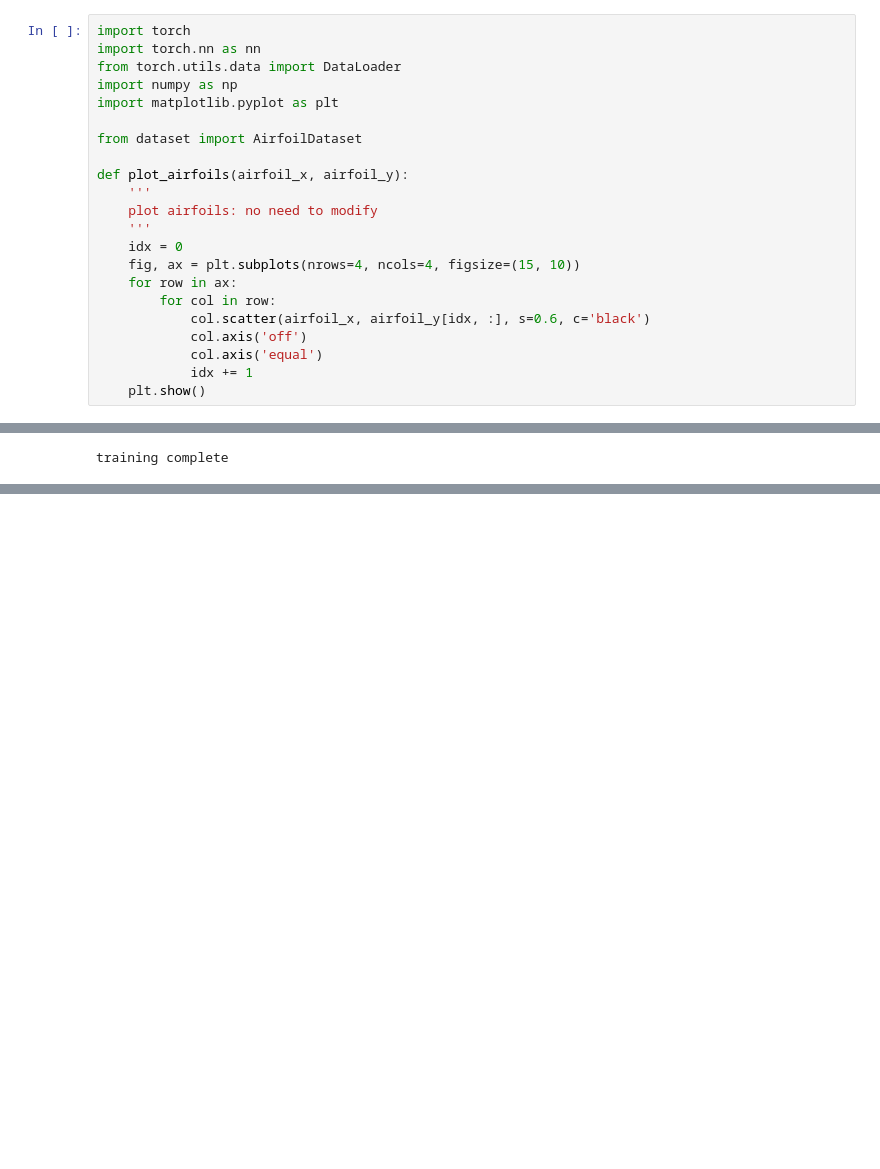
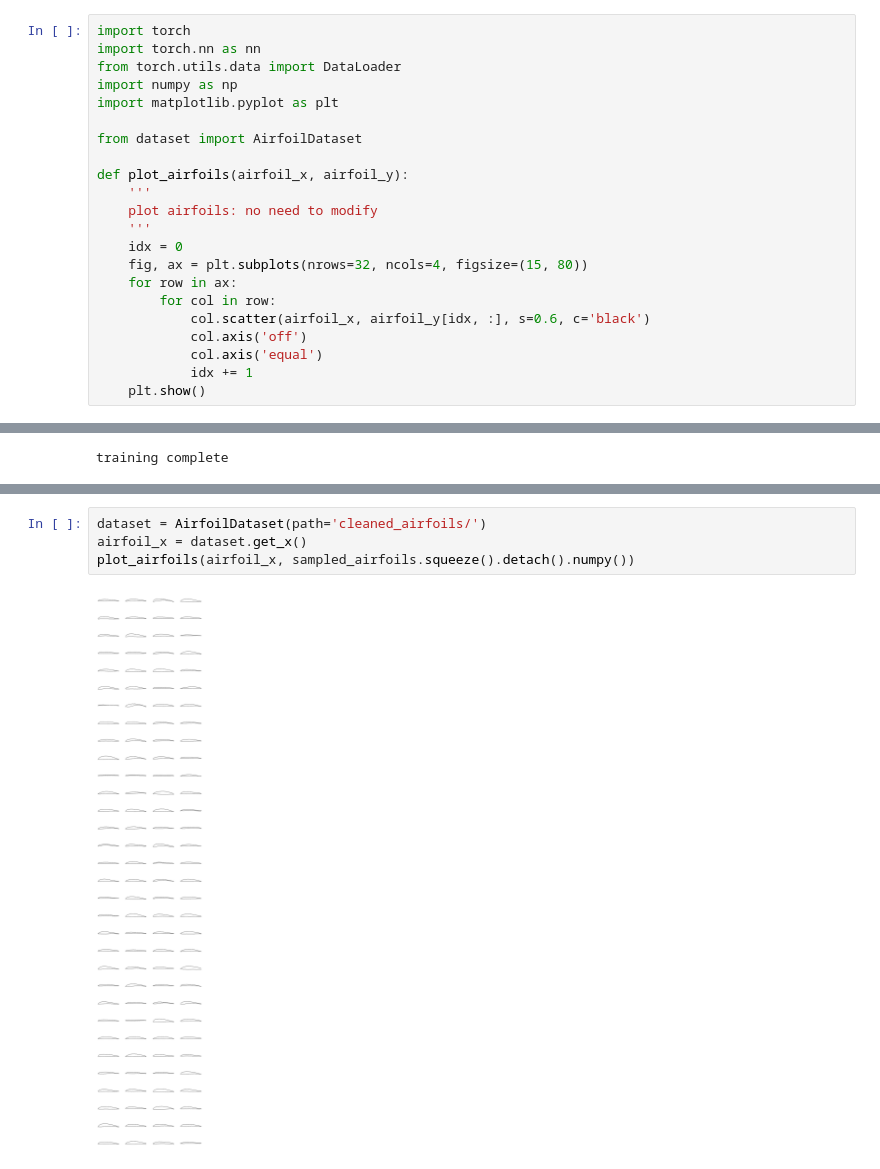
Before and after one commit to rithwikjayanth233/Airfoil_Diffusion_Generator, a Jupyter notebook: gen_airfoils_1D.ipynb, the cells around one changed output, grey strips where cells are left out. Saved outputs shown, nothing was run; the diff lists cells and outputs as text; blank space fills up the shorter version.

Commit message:
Added Airfoil generator without retraining

```diff
--- a/gen_airfoils_1D.ipynb
+++ b/gen_airfoils_1D.ipynb
@@ -16,7 +16,7 @@ def plot_airfoils(airfoil_x, airfoil_y):
     plot airfoils: no need to modify
     '''
     idx = 0
-    fig, ax = plt.subplots(nrows=4, ncols=4, figsize=(15, 10))
+    fig, ax = plt.subplots(nrows=32, ncols=4, figsize=(15, 80))
     for row in ax:
         for col in row:
             col.scatter(airfoil_x, airfoil_y[idx, :], s=0.6, c='black')
@@ -67,0 +116,6 @@ plot_airfoils(airfoil_x, sampled_airfoils.squeeze().detach().numpy())
+# %%
+dataset = AirfoilDataset(path='cleaned_airfoils/')
+airfoil_x = dataset.get_x()
+plot_airfoils(airfoil_x, sampled_airfoils.squeeze().detach().numpy())
+# %% [output]
+[figure, added]
```
Also changed, not shown: parts of 4 cells of this notebook.
